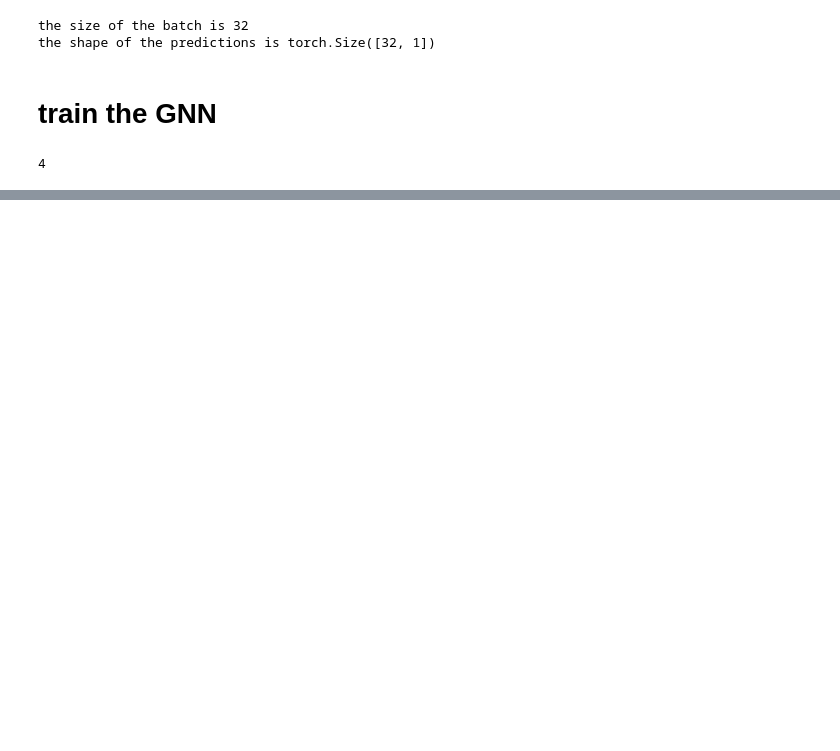
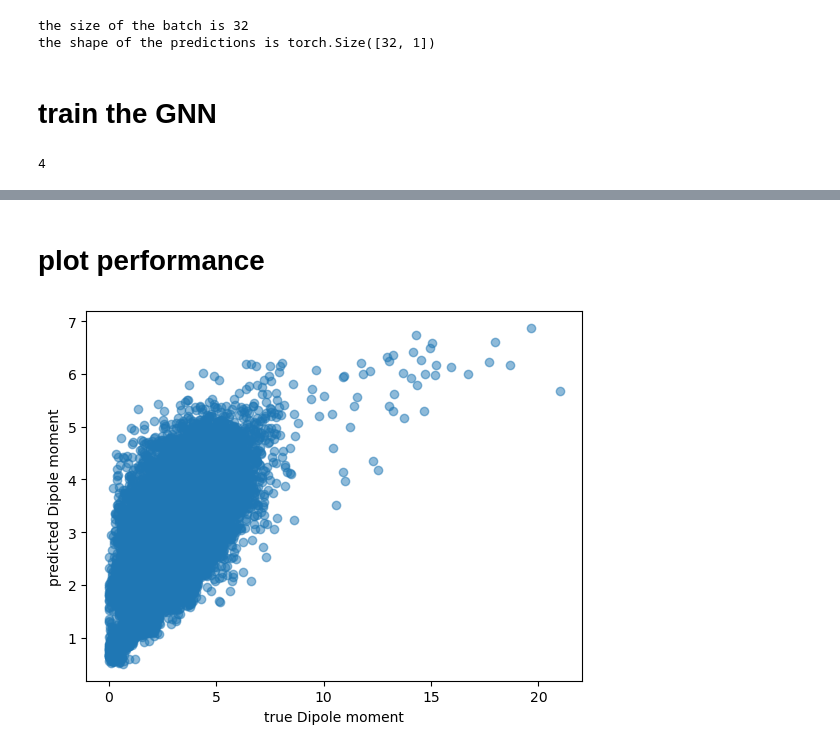
Before and after one commit to thomas-jac/dgl_recitation, a Jupyter notebook: qm9_regression.ipynb, the cells around one changed output, grey strips where cells are left out. Saved outputs shown, nothing was run; the diff lists cells and outputs as text; code cells hidden in the pictures; blank space fills up the shorter version.

```diff
--- a/qm9_regression.ipynb
+++ b/qm9_regression.ipynb
@@ -300,0 +314,31 @@ epoch 0.70, batch 1435, avg loss 1.950
+# %% [markdown]
+# plot performance
+# %%
+model.eval()
+dataloader = DataLoader(dataset, batch_size=128, shuffle=True, collate_fn=labeled_graph_collate_fn)
+all_predictions = []
+all_labels = []
+n_batches = 200
+with torch.no_grad():
+    for idx, batch in enumerate(dataloader):
+        if idx > n_batches:
+            break
+        g, label = batch
+        g = g.to(device)
+        label = label.to(device)
+        predictions = model(g)
+        predictions = predictions.squeeze()
+        labels = label.squeeze()
+        predictions = predictions.cpu().numpy()
+        labels = labels.cpu().numpy()
+        all_predictions.append(predictions)
+        all_labels.append(labels)
+
+all_predictions = np.concatenate(all_predictions)
+all_labels = np.concatenate(all_labels)
+plt.scatter(all_labels, all_predictions, alpha=0.5)
+plt.xlabel('true Dipole moment')
+plt.ylabel('predicted Dipole moment')
+plt.show()
+# %% [output]
+[figure, added]
```
Also changed, not shown: parts of 3 cells of this notebook.
